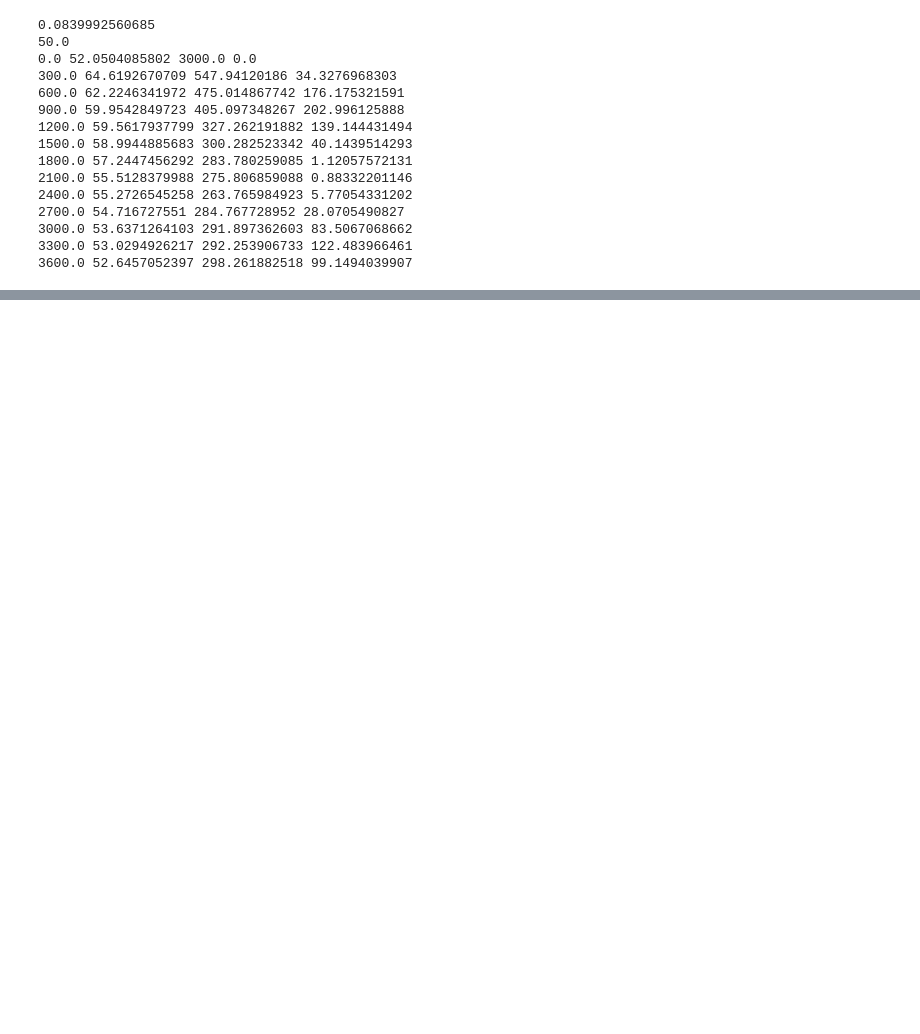
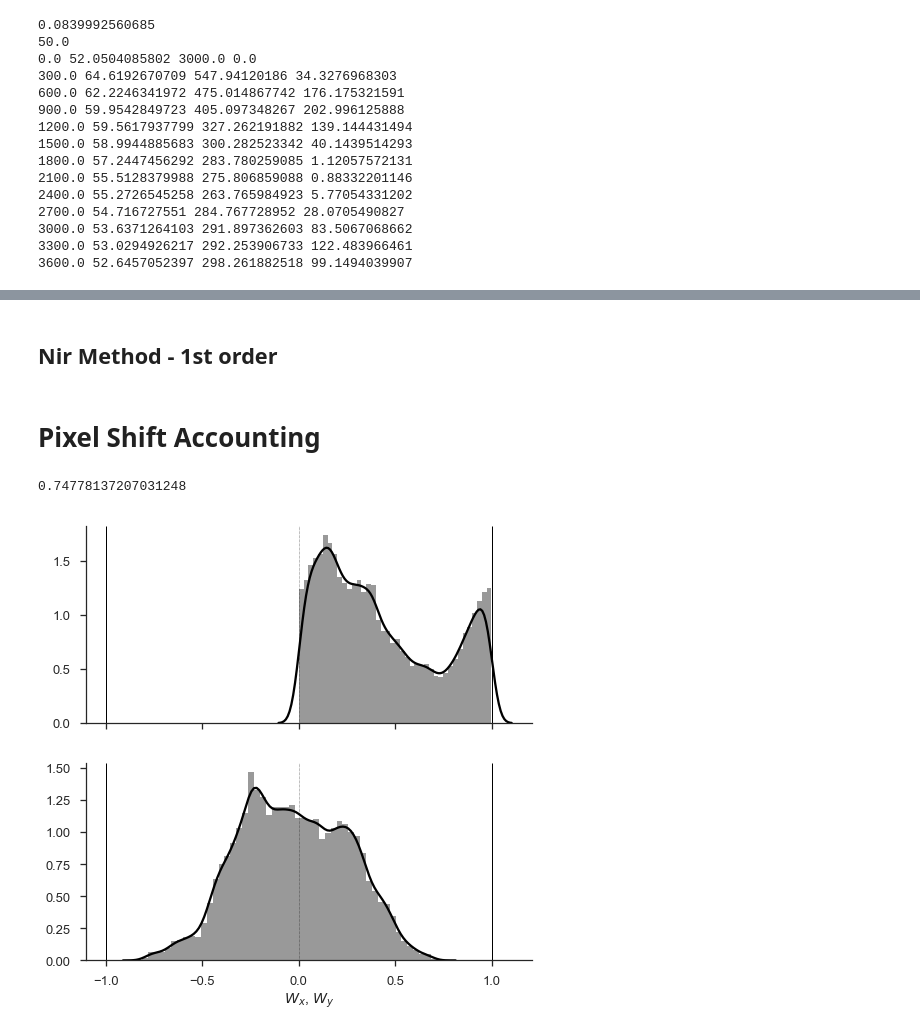
Before and after one commit to darothen-cc/nowcasting, a Jupyter notebook: advection_testing.ipynb, the cells around one changed output, grey strips where cells are left out. Drawn from its saved outputs; the diff is of its cells as text; code cells hidden in the pictures; blank space fills up the shorter version.

```diff
--- a/advection_testing.ipynb
+++ b/advection_testing.ipynb
@@ -704,0 +975,2 @@ ds.to_netcdf('test.o2.nc')
+# %% [markdown]
+## Nir Method - 1st order
@@ -704,0 +1013,2 @@ ds.to_netcdf('test.o2.nc')
+# %% [markdown]
+# Pixel Shift Accounting
@@ -704,0 +1035,33 @@ ds.to_netcdf('test.o2.nc')
+# %%
+Wy.max()
+# %% [output]
+0.74778137207031248
+# %%
+Wx_sample = np.dstack([Wx[i, i+1] for i in range(4)]).ravel()
+Wy_sample = np.dstack([Wy[i, i+1] for i in range(4)]).ravel()
+
+Δi_sample = np.dstack([Δi[i, i+1] for i in range(4)]).ravel()
+Δj_sample = np.dstack([Δj[i, i+1] for i in range(4)]).ravel()
+# %%
+import seaborn as sns
+from ccpy.plot import get_figsize
+
+nrows, ncols = 2, 1
+size, aspect = 4, 2.
+figsize = get_figsize(nrows, ncols, size, aspect)
+
+fig, axs = plt.subplots(nrows, ncols, figsize=figsize, sharex=True)
+[ax1, ax2] = axs
+
+sns.distplot(Wx_sample[~np.isnan(Wx_sample)], ax=ax1, color='k')
+sns.distplot(Wy_sample[~np.isnan(Wy_sample)], ax=ax2, color='k')
+
+for ax in axs:
+    ylo, yhi = ax.get_ylim()
+    ax.vlines([-1, 0, 1], ylo, yhi, linestyles=['solid', 'dotted', 'solid'],
+               linewidths=[1, 0.5, 1])
+
+ax2.set_xlabel("$W_x$, $W_y$")
+sns.despine(fig)
+# %% [output]
+[figure, added]
```
Also changed, not shown: parts of 15 cells of this notebook.
